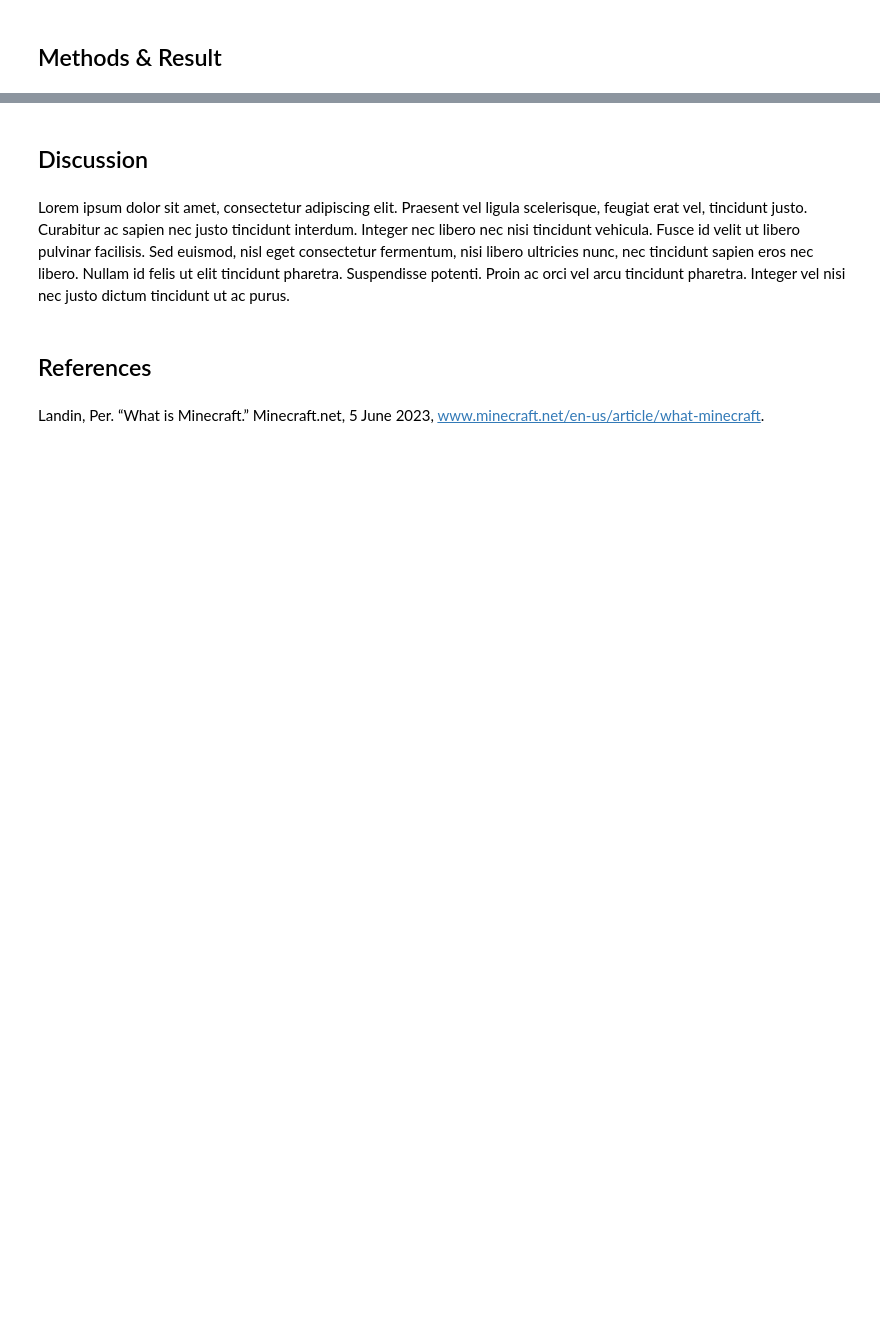
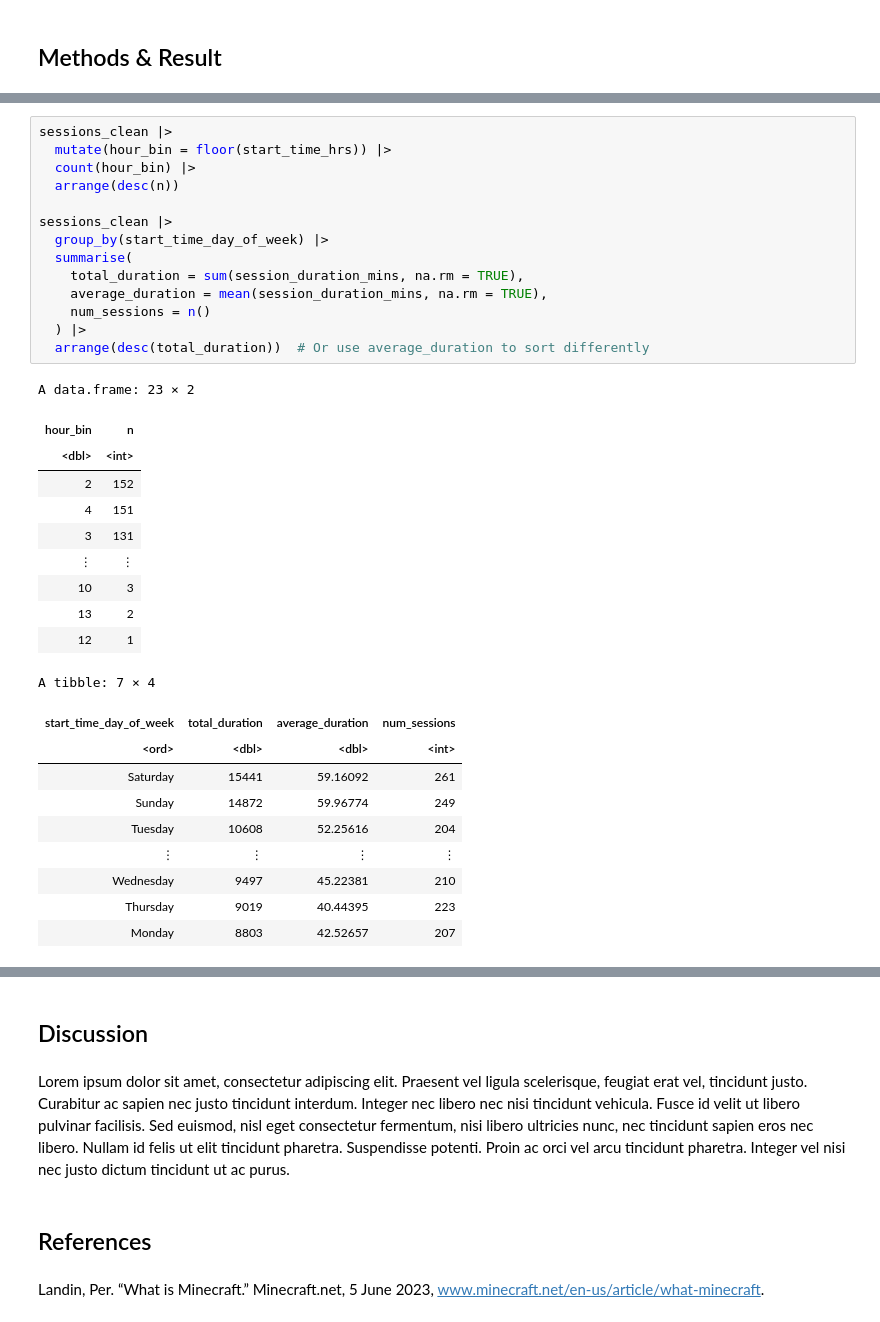
Before and after one commit to sotheasong/dsci100-project, a Jupyter notebook: project.ipynb, the cells around one changed output, grey strips where cells are left out. Drawn from its saved outputs; the diff is of its cells as text; blank space fills up the shorter version.

```diff
--- a/project.ipynb
+++ b/project.ipynb
@@ -44,0 +98,35 @@ We calculate total playtime per player (in minutes) by summing all valid session
+# %%
+sessions_clean |>
+  mutate(hour_bin = floor(start_time_hrs)) |>
+  count(hour_bin) |>
+  arrange(desc(n))
+
+sessions_clean |>
+  group_by(start_time_day_of_week) |>
+  summarise(
+    total_duration = sum(session_duration_mins, na.rm = TRUE),
+    average_duration = mean(session_duration_mins, na.rm = TRUE),
+    num_sessions = n()
+  ) |>
+  arrange(desc(total_duration))  # Or use average_duration to sort differently
+# %% [output]
+A data.frame: 23 × 2
+| hour_bin | n |
+| <dbl> | <int> |
+| 2 | 152 |
+| 4 | 151 |
+| 3 | 131 |
+| ⋮ | ⋮ |
+| 10 | 3 |
+| 13 | 2 |
+| 12 | 1 |
+A tibble: 7 × 4
+| start_time_day_of_week | total_duration | average_duration | num_sessions |
+| <ord> | <dbl> | <dbl> | <int> |
+| Saturday | 15441 | 59.16092 | 261 |
+| Sunday | 14872 | 59.96774 | 249 |
+| Tuesday | 10608 | 52.25616 | 204 |
+| ⋮ | ⋮ | ⋮ | ⋮ |
+| Wednesday | 9497 | 45.22381 | 210 |
+| Thursday | 9019 | 40.44395 | 223 |
+| Monday | 8803 | 42.52657 | 207 |
```
Also changed, not shown: parts of 11 cells of this notebook.
